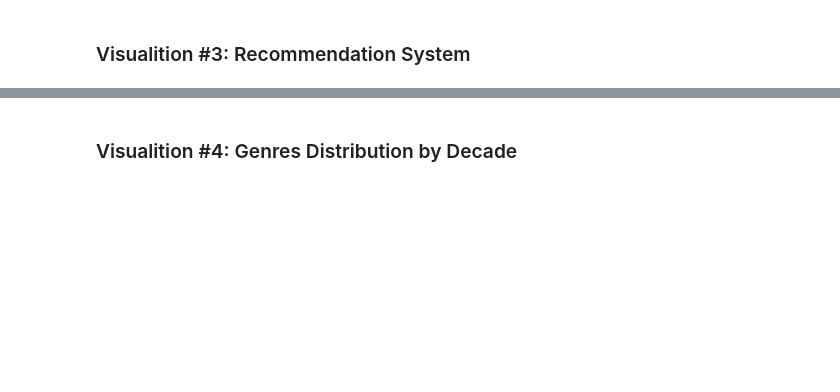
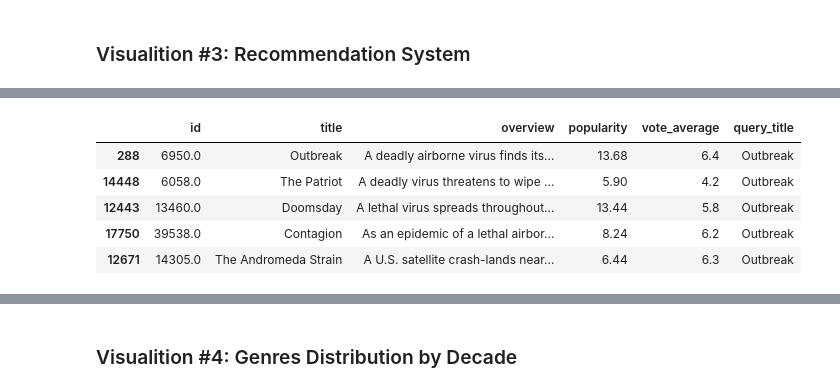
Before and after one commit to balajigandhi/msds_dtsa5304, a Jupyter notebook: The_Movies_Dataset.ipynb, the cells around one changed output, grey strips where cells are left out. Cells and saved outputs as stored; diff of their text form; code cells hidden in the pictures; blank space fills up the shorter version.

```diff
--- a/The_Movies_Dataset.ipynb
+++ b/The_Movies_Dataset.ipynb
@@ -226,0 +293,29 @@ alt.Chart(similar_movies).mark_point().encode(
+# %%
+# Function to find similar movies
+def find_similar_movies(movie_title, top_n=10):
+    idx = movies_metadata_overview[movies_metadata_overview['title'] == movie_title].index[0]
+    query_embedding = embeddings[idx].reshape(1, -1)
+
+    # Calculate cosine similarity between the query and all movie embeddings
+    similarities = cosine_similarity(query_embedding, embeddings).flatten()
+
+    # Get the top N similar movies
+    similar_indices = similarities.argsort()[::-1][1:top_n+1]
+    similar_indices = np.append(idx, similar_indices)
+    similar_movies = movies_metadata_overview.iloc[similar_indices]
+
+    return similar_movies
+
+# pick 5 movies from the top 100 movies
+filtered_movies = movies_metadata_credits.head(100).sample(5)
+similar_movies = pd.concat([find_similar_movies(movie_title).assign(query_title=movie_title) for movie_title in filtered_movies['title']])
+similar_movies = similar_movies.copy()
+similar_movies['popularity'] = similar_movies['popularity'].astype(float).round(2)
+similar_movies.head()
+# %% [output]
+|  | id | title | overview | popularity | vote_average | query_title |
+| 288 | 6950.0 | Outbreak | A deadly airborne virus finds its... | 13.68 | 6.4 | Outbreak |
+| 14448 | 6058.0 | The Patriot | A deadly virus threatens to wipe ... | 5.90 | 4.2 | Outbreak |
+| 12443 | 13460.0 | Doomsday | A lethal virus spreads throughout... | 13.44 | 5.8 | Outbreak |
+| 17750 | 39538.0 | Contagion | As an epidemic of a lethal airbor... | 8.24 | 6.2 | Outbreak |
+| 12671 | 14305.0 | The Andromeda Strain | A U.S. satellite crash-lands near... | 6.44 | 6.3 | Outbreak |
```
Also changed, not shown: parts of 15 cells of this notebook, 1 other file.
